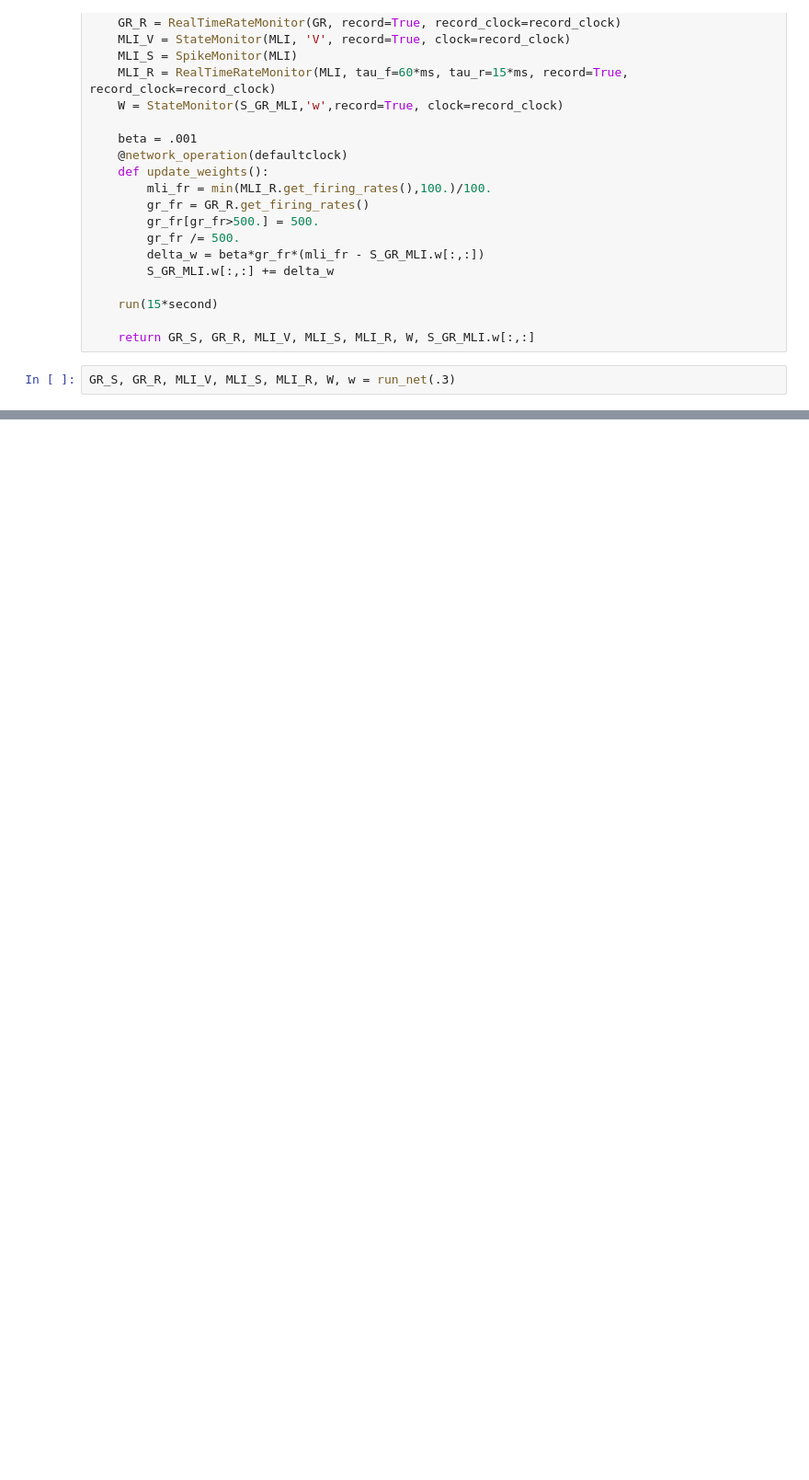
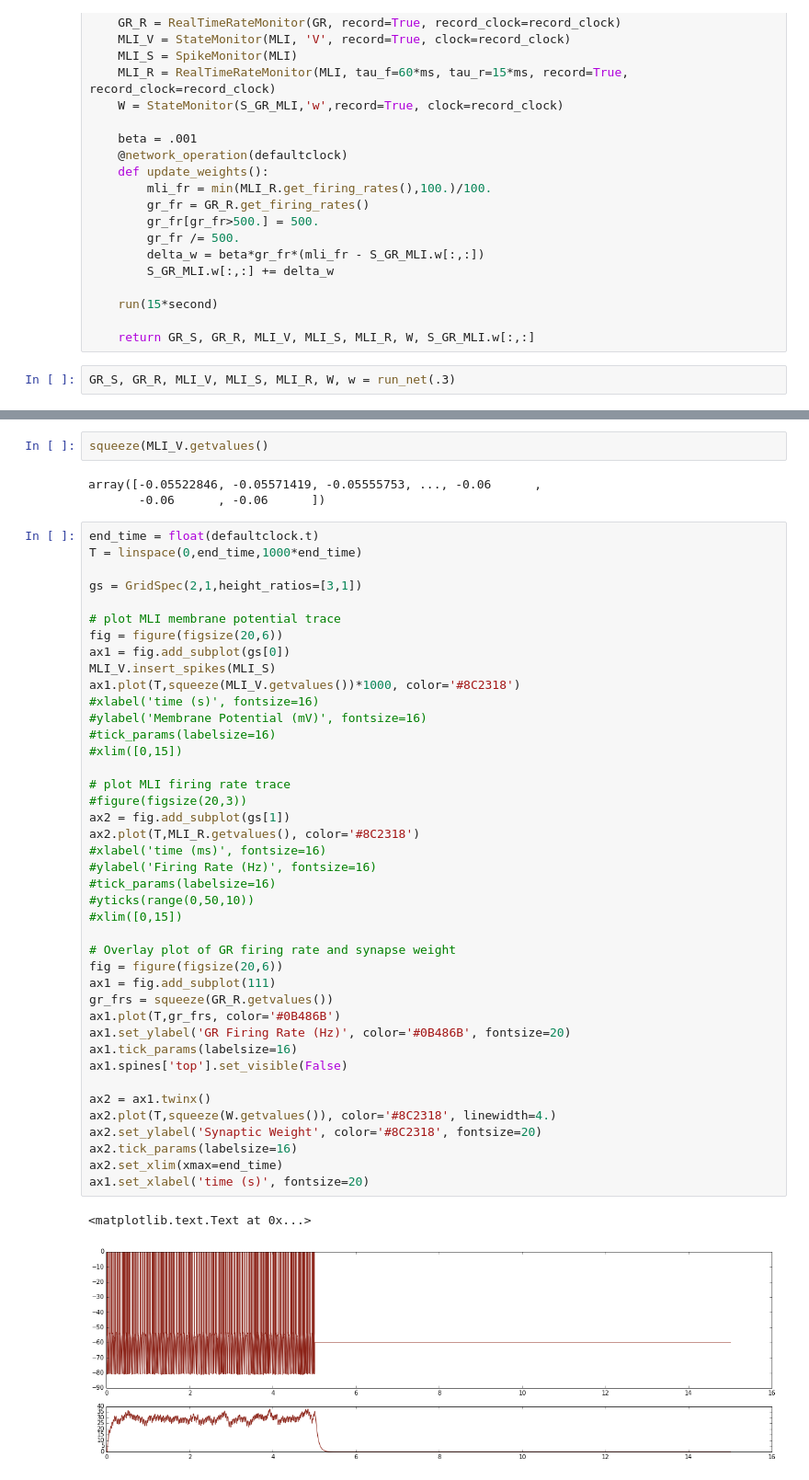
Before and after one commit to blennon/research, a Jupyter notebook: spiking_pf_mli_plasticity/notebooks/pf-mli-ltd.ipynb, the cells around one changed output, grey strips where cells are left out. Shown at 92% size. Cells and saved outputs as stored; diff of their text form; blank space fills up the shorter version.

```diff
--- a/spiking_pf_mli_plasticity/notebooks/pf-mli-ltd.ipynb
+++ b/spiking_pf_mli_plasticity/notebooks/pf-mli-ltd.ipynb
@@ -90,0 +152,49 @@ ylabel('Synaptic Weight', fontsize=16)
+# %%
+squeeze(MLI_V.getvalues()
+# %% [output]
+array([-0.05522846, -0.05571419, -0.05555753, ..., -0.06      ,
+       -0.06      , -0.06      ])
+# %%
+end_time = float(defaultclock.t)
+T = linspace(0,end_time,1000*end_time)
+
+gs = GridSpec(2,1,height_ratios=[3,1])
+
+# plot MLI membrane potential trace
+fig = figure(figsize(20,6))
+ax1 = fig.add_subplot(gs[0])
+MLI_V.insert_spikes(MLI_S)
+ax1.plot(T,squeeze(MLI_V.getvalues())*1000, color='#8C2318')
+#xlabel('time (s)', fontsize=16)
+#ylabel('Membrane Potential (mV)', fontsize=16)
+#tick_params(labelsize=16)
+#xlim([0,15])
+
+# plot MLI firing rate trace
+#figure(figsize(20,3))
+ax2 = fig.add_subplot(gs[1])
+ax2.plot(T,MLI_R.getvalues(), color='#8C2318')
+#xlabel('time (ms)', fontsize=16)
+#ylabel('Firing Rate (Hz)', fontsize=16)
+#tick_params(labelsize=16)
+#yticks(range(0,50,10))
+#xlim([0,15])
+
+# Overlay plot of GR firing rate and synapse weight
+fig = figure(figsize(20,6))
+ax1 = fig.add_subplot(111)
+gr_frs = squeeze(GR_R.getvalues())
+ax1.plot(T,gr_frs, color='#0B486B')
+ax1.set_ylabel('GR Firing Rate (Hz)', color='#0B486B', fontsize=20)
+ax1.tick_params(labelsize=16)
+ax1.spines['top'].set_visible(False)
+
+ax2 = ax1.twinx()
+ax2.plot(T,squeeze(W.getvalues()), color='#8C2318', linewidth=4.)
+ax2.set_ylabel('Synaptic Weight', color='#8C2318', fontsize=20)
+ax2.tick_params(labelsize=16)
+ax2.set_xlim(xmax=end_time)
+ax1.set_xlabel('time (s)', fontsize=20)
+# %% [output]
+<matplotlib.text.Text at 0x...>
+[figure, added]
```
Also changed, not shown: parts of 4 cells of this notebook, 4 other files.
